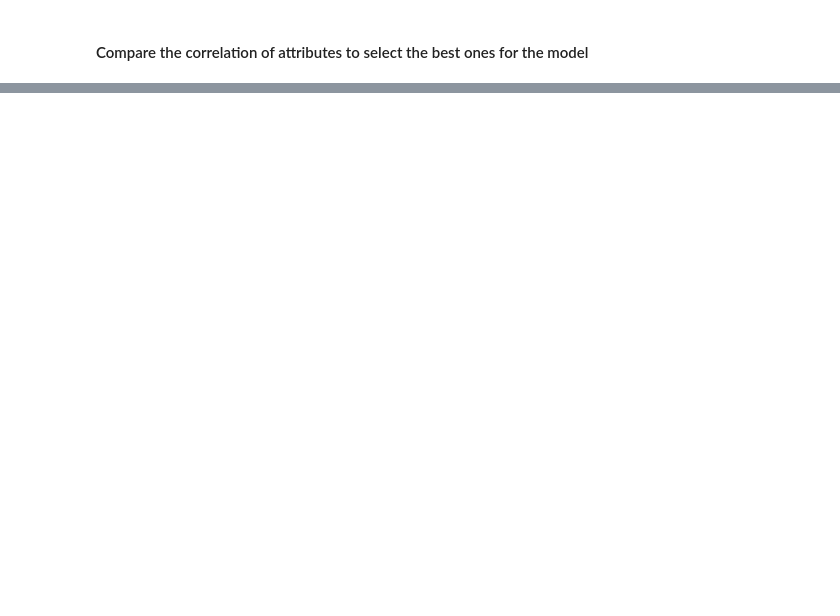
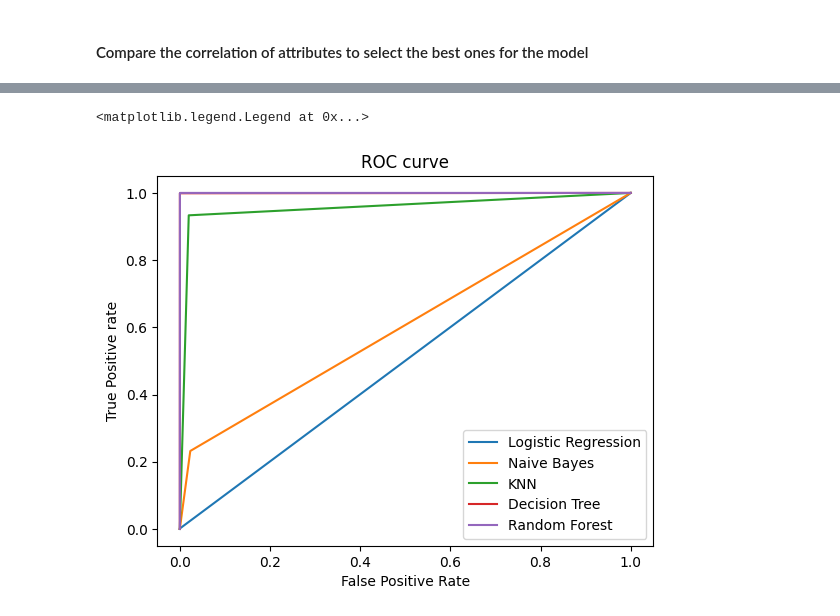
Before and after one commit to SwethaVipparla/Indian-Judiciary-Classification, a Jupyter notebook: cases.ipynb, the cells around one changed output, grey strips where cells are left out. Cells and saved outputs as stored; diff of their text form; code cells hidden in the pictures; blank space fills up the shorter version.

Commit message:
Classification completed

```diff
--- a/cases.ipynb
+++ b/cases.ipynb
@@ -296,4 +208,6 @@ featureScores.nlargest(10,'Score')
 # %%
-# drop the columns that are not needed for the analysis
+# drop the columns that are not needed for the classification
 
-merged = merged.drop(['female_defendant', 'female_petitioner', 'female_adv_def', 'female_adv_pet'], axis=1)
+relevant_data = cases_pre.drop(['female_adv_def', 'female_adv_pet', 'year'], axis=1)
+relevant_data = relevant_data.drop_duplicates()
+relevant_data.head()
@@ -371,20 +304,21 @@ The original SVM implementation is known to have a concrete theoretical foundati
 # %%
-# knn with disp_name as target on large dataset
+# knn
 
 from sklearn.neighbors import KNeighborsClassifier
 
-knn = KNeighborsClassifier(n_neighbors=11)
+knn = KNeighborsClassifier(n_neighbors=3)
 knn.fit(X_train, y_train)
 y_pred = knn.predict(X_test)
 
 print('Accuracy of KNN classifier on test set: {:.2f}'.format(knn.score(X_test, y_test)))
 
 # confusion matrix
-from sklearn.metrics import confusion_matrix
 confusion_matrix = confusion_matrix(y_test, y_pred)
 print(confusion_matrix)
 
 # classification report
-from sklearn.metrics import classification_report
 print(classification_report(y_test, y_pred))
+
+# get roc auc score
+knn_fp, knn_tp, _ = roc_curve(y_test, y_pred)
 # %% [output]
@@ -414,5 +336,5 @@ compromise b/w parties       0.19      0.06      0.09      4957
 # %%
-# decision tree with disp_name as target on large dataset
+# decision tree
 
 from sklearn.tree import DecisionTreeClassifier
 
@@ -423,11 +345,12 @@ y_pred = dtree.predict(X_test)
 print('Accuracy of decision tree classifier on test set: {:.2f}'.format(dtree.score(X_test, y_test)))
 
 # confusion matrix
-from sklearn.metrics import confusion_matrix
 confusion_matrix = confusion_matrix(y_test, y_pred)
 print(confusion_matrix)
 
 # classification report
-from sklearn.metrics import classification_report
 print(classification_report(y_test, y_pred))
+
+# get roc auc score
+dt_fp, dt_tp, _ = roc_curve(y_test, y_pred)
 # %% [output]
@@ -451,5 +368,5 @@ weighted avg       0.61      0.62      0.62    191254
 # %%
-# random forest with disp_name as target on large dataset
+# random forest
 
 from sklearn.ensemble import RandomForestClassifier
 
@@ -461,11 +378,12 @@ y_pred = rfc.predict(X_test)
 print('Accuracy of random forest classifier on test set: {:.2f}'.format(rfc.score(X_test, y_test)))
 
 # confusion matrix
-from sklearn.metrics import confusion_matrix
 confusion_matrix = confusion_matrix(y_test, y_pred)
 print(confusion_matrix)
 
 # classification report
-from sklearn.metrics import classification_report
 print(classification_report(y_test, y_pred))
+
+# get roc auc score
+rf_fp, rf_tp, _ = roc_curve(y_test, y_pred)
 # %% [output]
@@ -500,0 +401,17 @@ compromise b/w parties       0.10      0.06      0.07      4835
+# %%
+# roc curve for all models
+
+plt.plot(logreg_fp, logreg_tp, label='Logistic Regression')
+plt.plot(gnb_fp, gnb_tp, label='Naive Bayes')
+plt.plot(knn_fp, knn_tp, label='KNN')
+plt.plot(dt_fp, dt_tp, label='Decision Tree')
+plt.plot(rf_fp, rf_tp, label='Random Forest')
+
+plt.title('ROC curve')
+plt.xlabel('False Positive Rate')
+plt.ylabel('True Positive rate')
+
+plt.legend(loc='best')
+# %% [output]
+<matplotlib.legend.Legend at 0x...>
+[figure, added]
```
Also changed, not shown: parts of 39 cells of this notebook, 1 other file.
